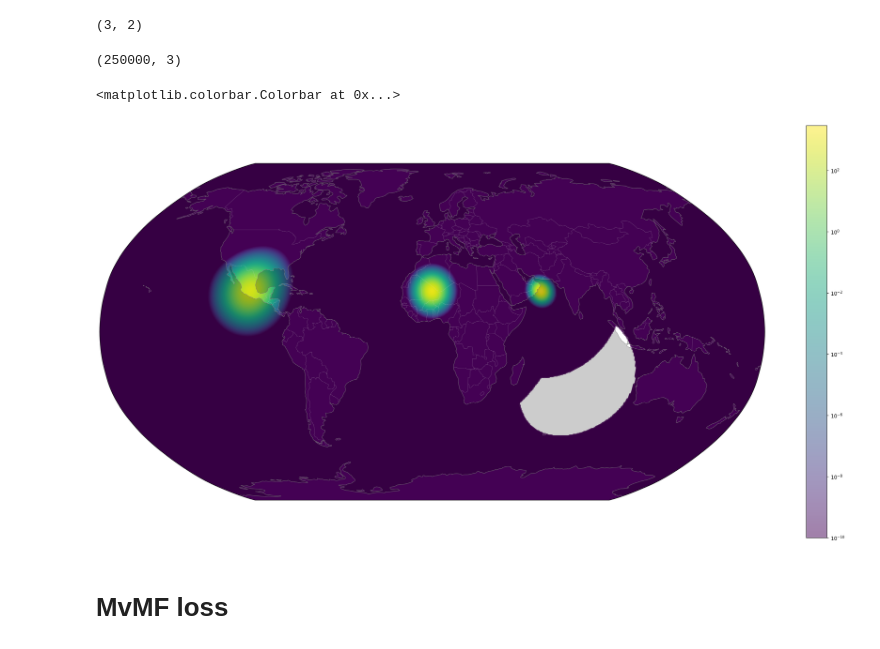
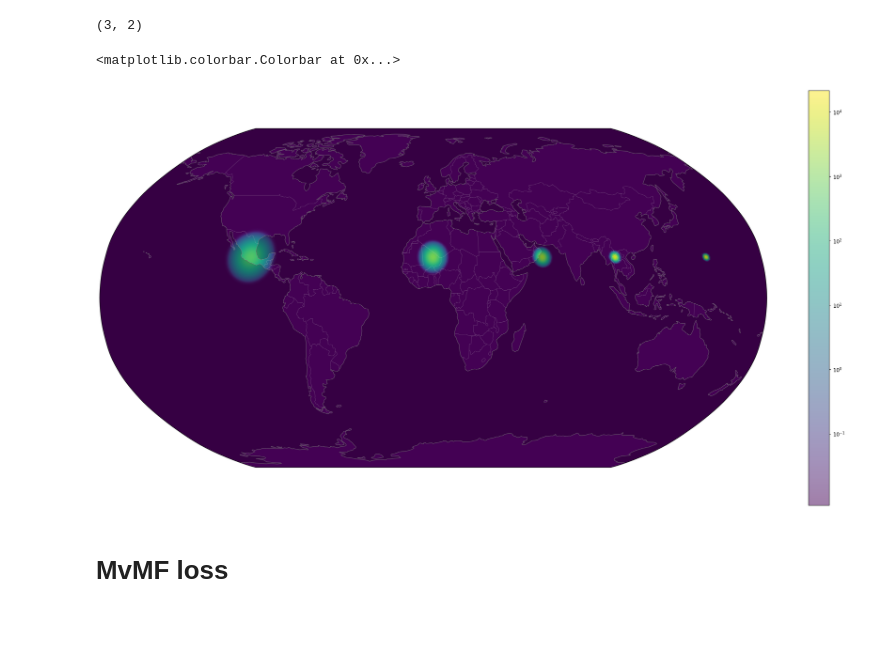
Before and after one commit to LuytsA/Phileo-geographical-expert, a Jupyter notebook: preliminaries.ipynb, the cells around one changed output. Saved outputs shown, nothing was run; the diff lists cells and outputs as text; code cells hidden in the pictures; blank space fills up the shorter version.

```diff
--- a/preliminaries.ipynb
+++ b/preliminaries.ipynb
@@ -88,57 +169,53 @@ def dist_encoded(c1,ref):
 def vMF_log(coordinate, density, center, clip=True):
     # log of vMF density
     dist = dist_encoded(coordinate,center).T
-    print(dist.shape)
 
     if clip: # due to luck some coordinates are very close to cluster centers leading to very high activation
         densest_centers_grid = np.sort(dist.max(axis=0))
-        print(densest_centers_grid)
         dist = np.clip(dist, -1, densest_centers_grid[0])
 
-    return density + np.exp(density)*(dist-1), dist
+    return density + np.exp(density)*(dist-1)
 # %%
 center = np.array([[20,-100], [20,0], [20,60]])
 center.shape
 # %% [output]
 (3, 2)
 # %%
-density = [6,7,8]
-center = [[20,-100], [20,0], [20,60]]
+density = [6,7,8,9,10]
+center = [[20,-100], [20,0], [20,60],[20,100],[20,150]]
 
 density = np.array(density)
 center = np.array(center)
 center_encoded = encode_coordinates(center)
-global_probability,dist = vMF_log(coords_global_enc, density, center_encoded, clip=False )
+global_probability = vMF_log(coords_global_enc, density, center_encoded, clip=False )
 
 #global_probability = np.sum(global_probability, axis=-1)
 global_probability = np.exp(global_probability)
 global_probability = np.sum(global_probability, axis=-1)
-# %% [output]
-(250000, 3)
 # %%
 fig = plt.figure(figsize=(30,15), dpi= 150)
 ax = fig.add_subplot(1, 1, 1, projection=crs.Robinson())
 #ax = fig.add_subplot(1,1,1, projection=crs.Robinson())
 ax.set_global()
 ax.add_feature(cfeature.COASTLINE, zorder=2, color='lightgrey', alpha=0.5)
 ax.add_feature(cfeature.BORDERS, zorder=2,color='lightgrey', alpha=0.2)
 ax.add_feature(cfeature.OCEAN, zorder=3, alpha=0.2, color='black')
 
 # ax.set_extent([20,35,50,67])
 # ax.gridlines()
 a = plt.scatter(x=coords_global[1,:], y=coords_global[0,:],  #x=long, y=lat
             #color="dodgerblue",
             c= global_probability,
             # cmap='hot',
             alpha=0.5,
             transform=crs.PlateCarree(),
-            norm=matplotlib.colors.LogNorm(vmin=1e-10) ## Important
+            norm=matplotlib.colors.SymLogNorm(linthresh=0.1, vmin=1e-10) ## Important
 
     )
 plt.colorbar()
 # %% [output]
 <matplotlib.colorbar.Colorbar at 0x...>
-[figure, old version]
+[figure, new version]
 # %% [markdown]
 # MvMF loss
 # %%
```
Also changed, not shown: parts of 24 cells of this notebook, 2 other files.
